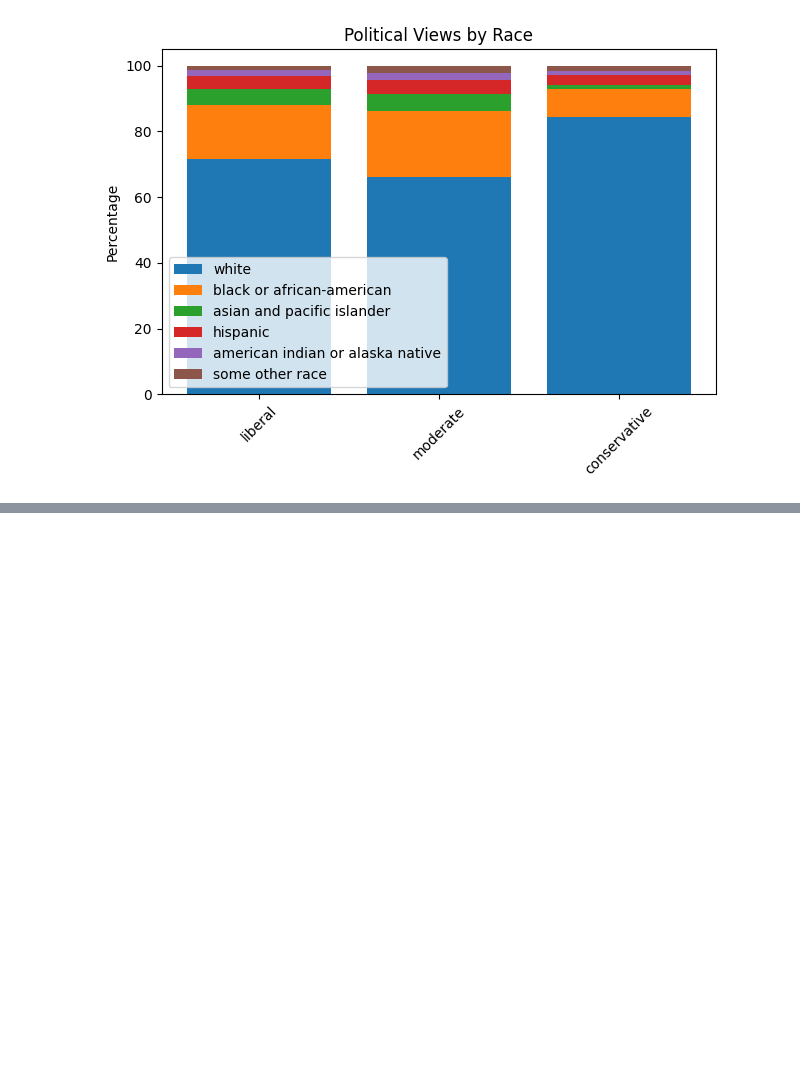
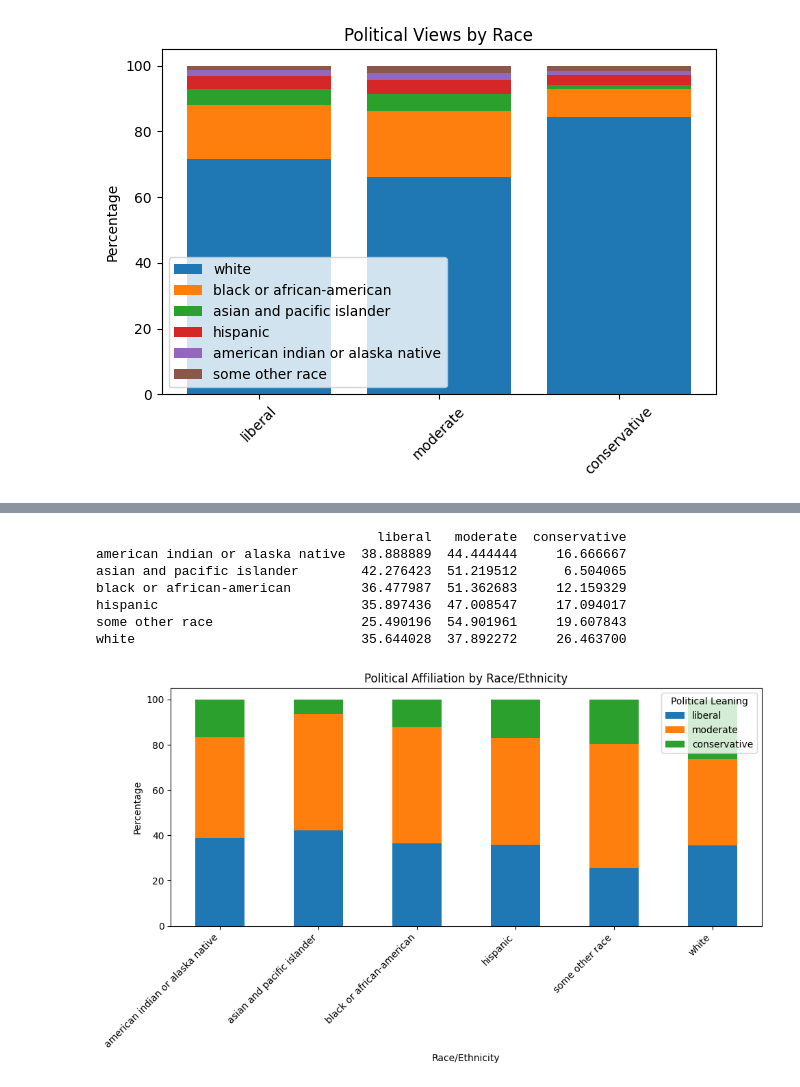
Before and after one commit to CarolWuuu/project_gss, a Jupyter notebook: Project_GSS_Data_Cleaning.ipynb, the cells around one changed output, grey strips where cells are left out. Saved outputs shown, nothing was run; the diff lists cells and outputs as text; code cells hidden in the pictures; blank space fills up the shorter version.

```diff
--- a/Project_GSS_Data_Cleaning.ipynb
+++ b/Project_GSS_Data_Cleaning.ipynb
@@ -357,0 +382,40 @@ plt.show()
+# %%
+# raw data based on polviews_counts_by_race
+raw_polviews_by_race = {
+  'american indian or alaska native': [21,24,9],
+  'asian and pacific islander': [52,63,8],
+  'black or african-american':[174,245,58],
+  'hispanic':[42,55,20],
+  'some other race':[13,28,10],
+  'white': [761,809,565]
+}
+
+percent_polviews_by_race = {}
+
+for race, values in raw_polviews_by_race.items():
+    total = sum(values)
+    percentages = [(value / total) * 100 for value in values]
+    percent_polviews_by_race[race] = percentages
+
+percent_polviews_by_race =pd.DataFrame(percent_polviews_by_race).transpose()
+percent_polviews_by_race.columns=['liberal', 'moderate', 'conservative']
+print(percent_polviews_by_race)
+
+# Plotting
+percent_polviews_by_race.plot(kind='bar', stacked=True, figsize=(10, 6))
+plt.title('Political Affiliation by Race/Ethnicity')
+plt.xlabel('Race/Ethnicity')
+plt.ylabel('Percentage')
+plt.xticks(rotation=45, ha='right')
+plt.legend(title='Political Leaning')
+plt.tight_layout()
+plt.show()
+# %% [output]
+                                    liberal   moderate  conservative
+american indian or alaska native  38.888889  44.444444     16.666667
+asian and pacific islander        42.276423  51.219512      6.504065
+black or african-american         36.477987  51.362683     12.159329
+hispanic                          35.897436  47.008547     17.094017
+some other race                   25.490196  54.901961     19.607843
+white                             35.644028  37.892272     26.463700
+[figure, added]
```
Also changed, not shown: parts of 2 cells of this notebook.
